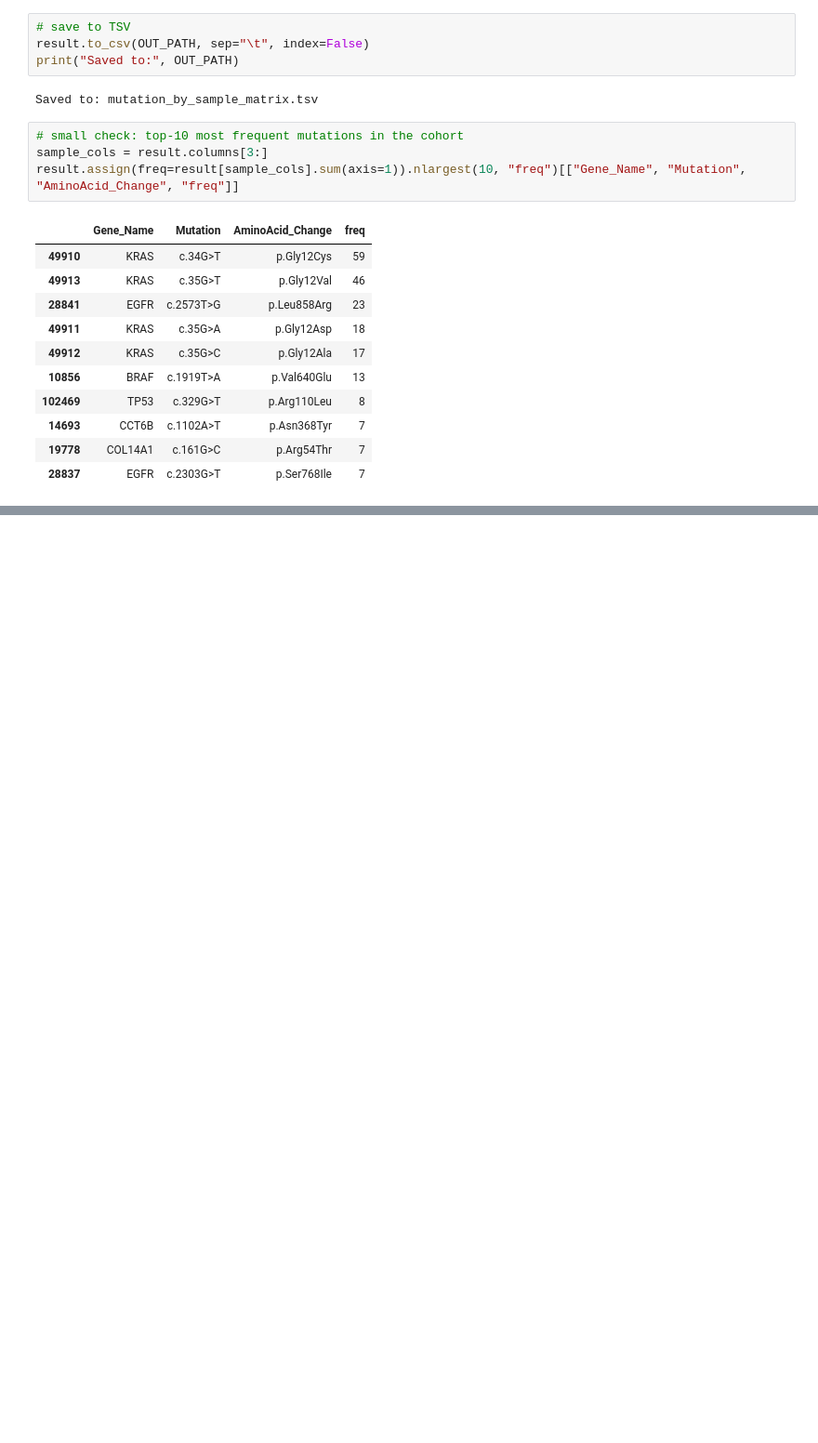
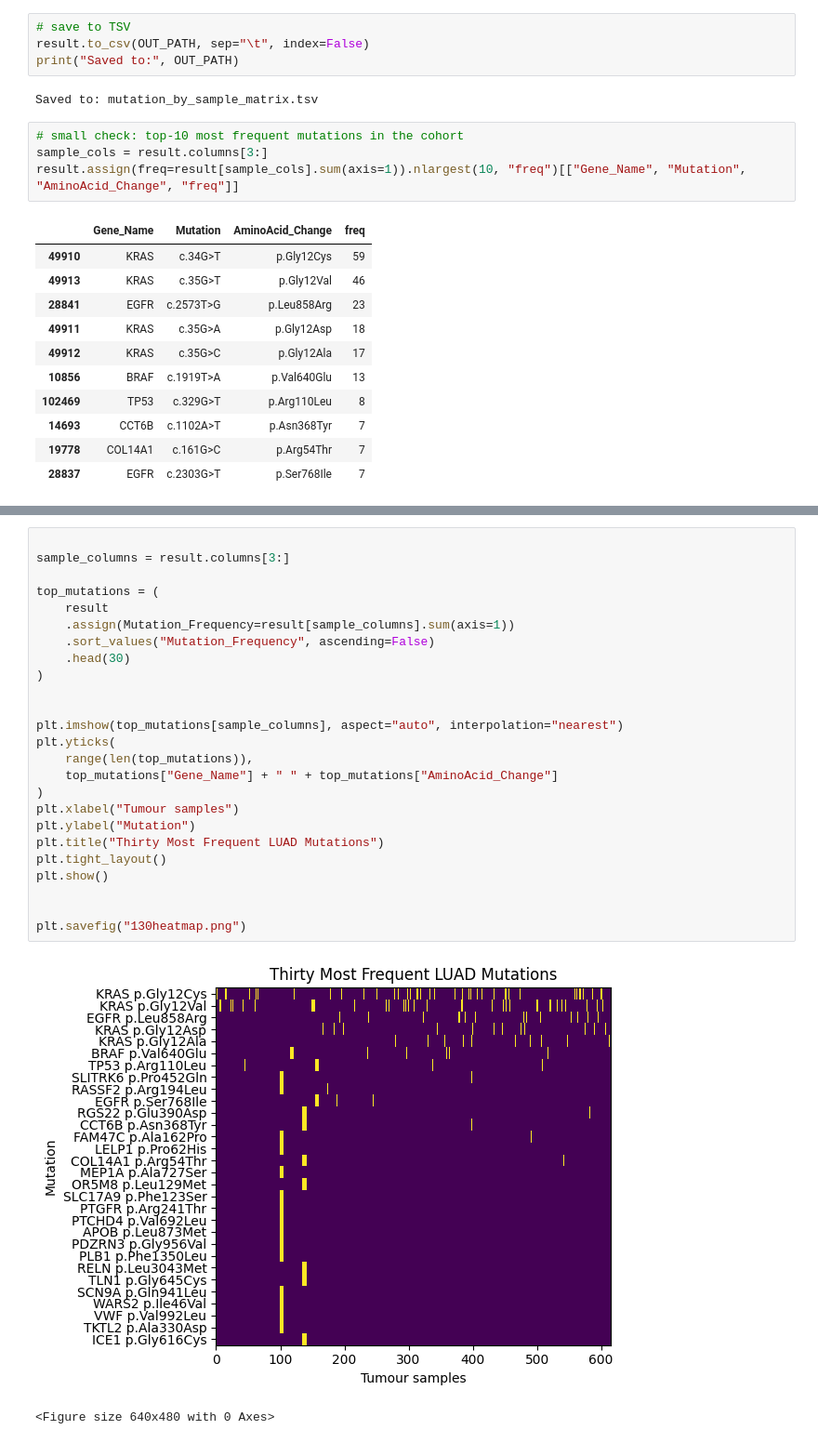
Before and after one commit to danyatennn/luad-neoantigen-pipeline, a Jupyter notebook: task5.ipynb, the cells around one changed output, grey strips where cells are left out. Shown at 93% size. Drawn from its saved outputs; the diff is of its cells as text; blank space fills up the shorter version.

Commit message:
plot heatmap bar update

```diff
--- a/task5.ipynb
+++ b/task5.ipynb
@@ -92,0 +97,28 @@ result.assign(freq=result[sample_cols].sum(axis=1)).nlargest(10, "freq")[["Gene_
+# %%
+
+sample_columns = result.columns[3:]
+
+top_mutations = (
+    result
+    .assign(Mutation_Frequency=result[sample_columns].sum(axis=1))
+    .sort_values("Mutation_Frequency", ascending=False)
+    .head(30)
+)
+
+
+plt.imshow(top_mutations[sample_columns], aspect="auto", interpolation="nearest")
+plt.yticks(
+    range(len(top_mutations)),
+    top_mutations["Gene_Name"] + " " + top_mutations["AminoAcid_Change"]
+)
+plt.xlabel("Tumour samples")
+plt.ylabel("Mutation")
+plt.title("Thirty Most Frequent LUAD Mutations")
+plt.tight_layout()
+plt.show()
+
+
+plt.savefig("130heatmap.png")
+# %% [output]
+[figure, added]
+<Figure size 640x480 with 0 Axes>
```
Also changed, not shown: parts of 2 cells of this notebook.
